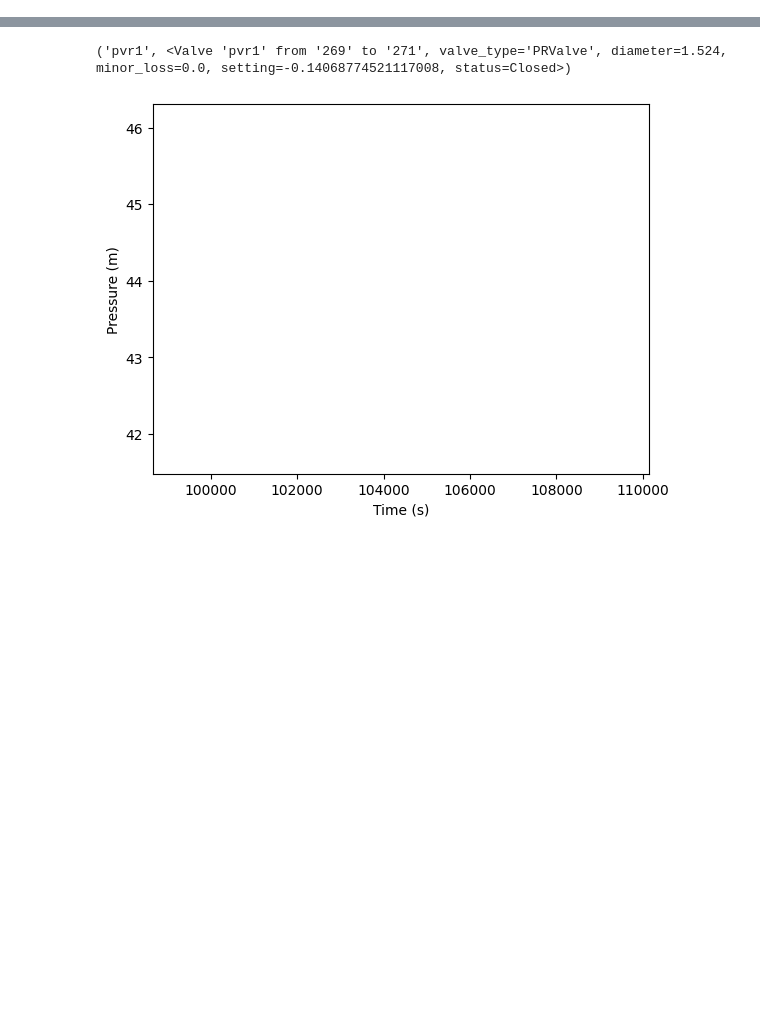
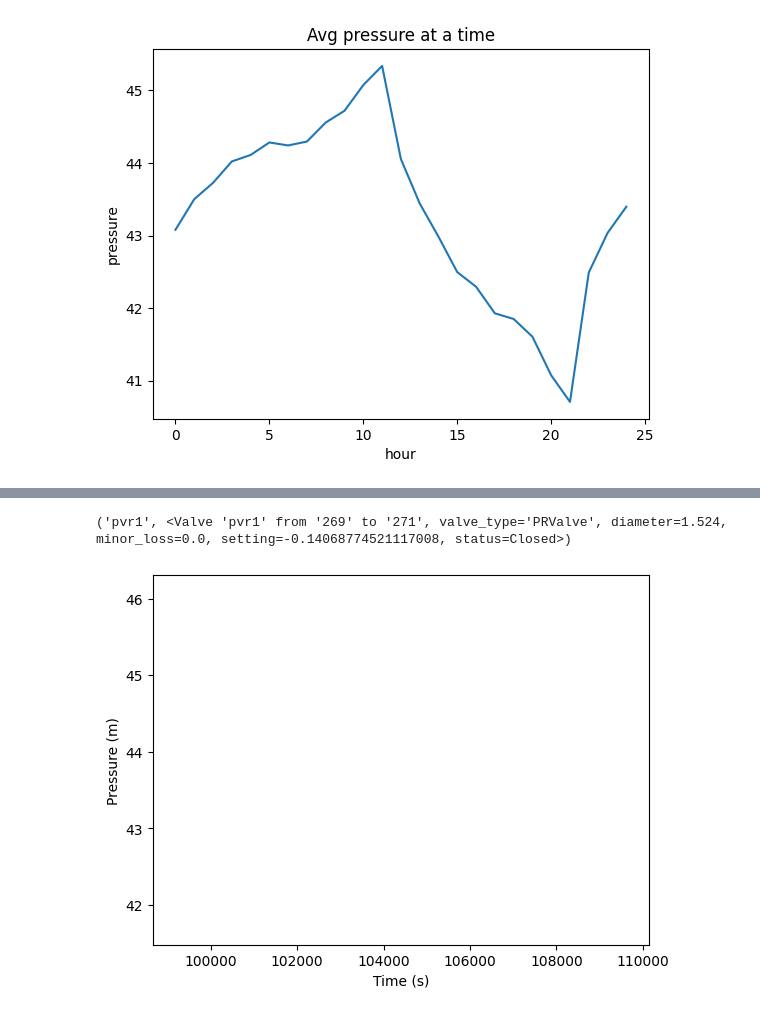
Before and after one commit to hoseinlook/WDN, a Jupyter notebook: project.ipynb, the cells around one changed output, grey strips where cells are left out. Drawn from its saved outputs; the diff is of its cells as text; code cells hidden in the pictures; blank space fills up the shorter version.

```diff
--- a/project.ipynb
+++ b/project.ipynb
@@ -34,3 +27,18 @@ OSError: dlopen(/Users/hoseinlook/Projects/self/WDN/venv/lib/python3.9/site-pack
+# %%
+import numpy as np
+from matplotlib import pyplot as plt
+
+
+plt.title("Avg pressure at a time")
+plt.xlabel("hour")
+plt.ylabel("pressure")
+
+
+avg_pressure_per_time =pressure_at_node123.to_numpy().mean(axis=1)
+plt.plot(range(len(avg_pressure_per_time)),avg_pressure_per_time)
+plt.show()
+# %% [output]
+[figure, added]
 # %%
 valve_layer = wntr.network.generate_valve_layer(wn, 'strategic', 2, seed=123)
 G = wn.to_graph()
```
Also changed, not shown: parts of 3 cells of this notebook, 6 other files.
